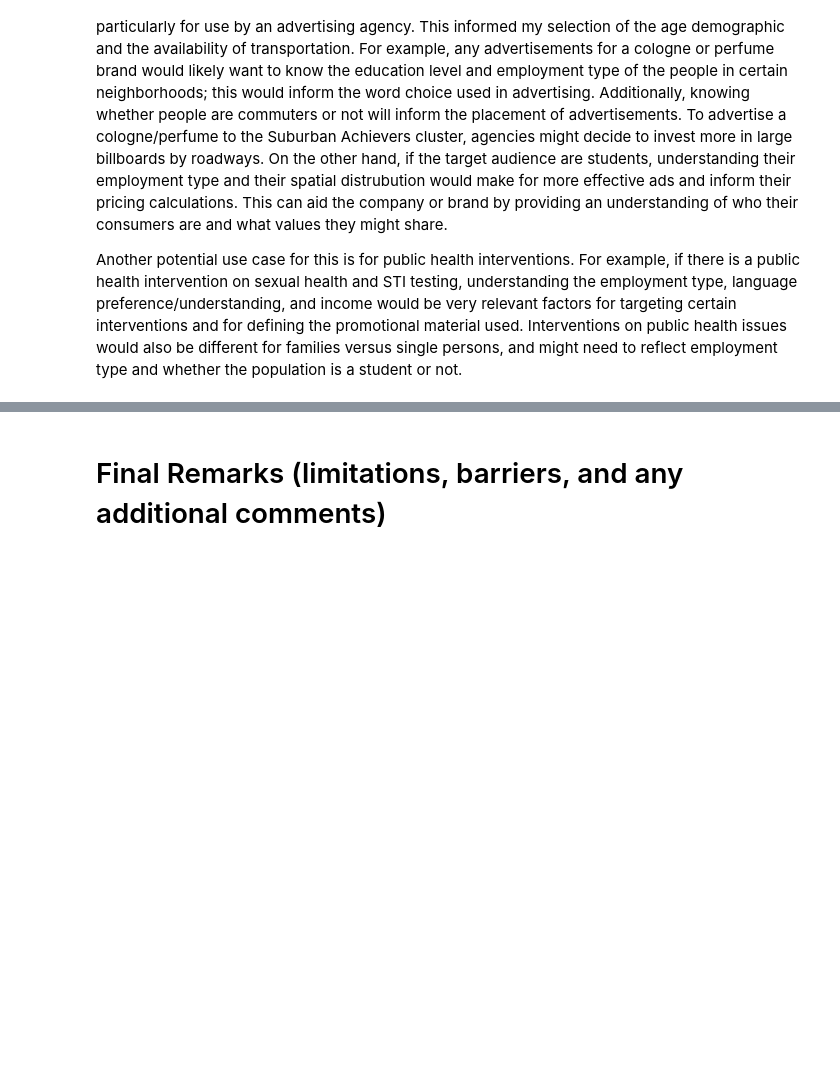
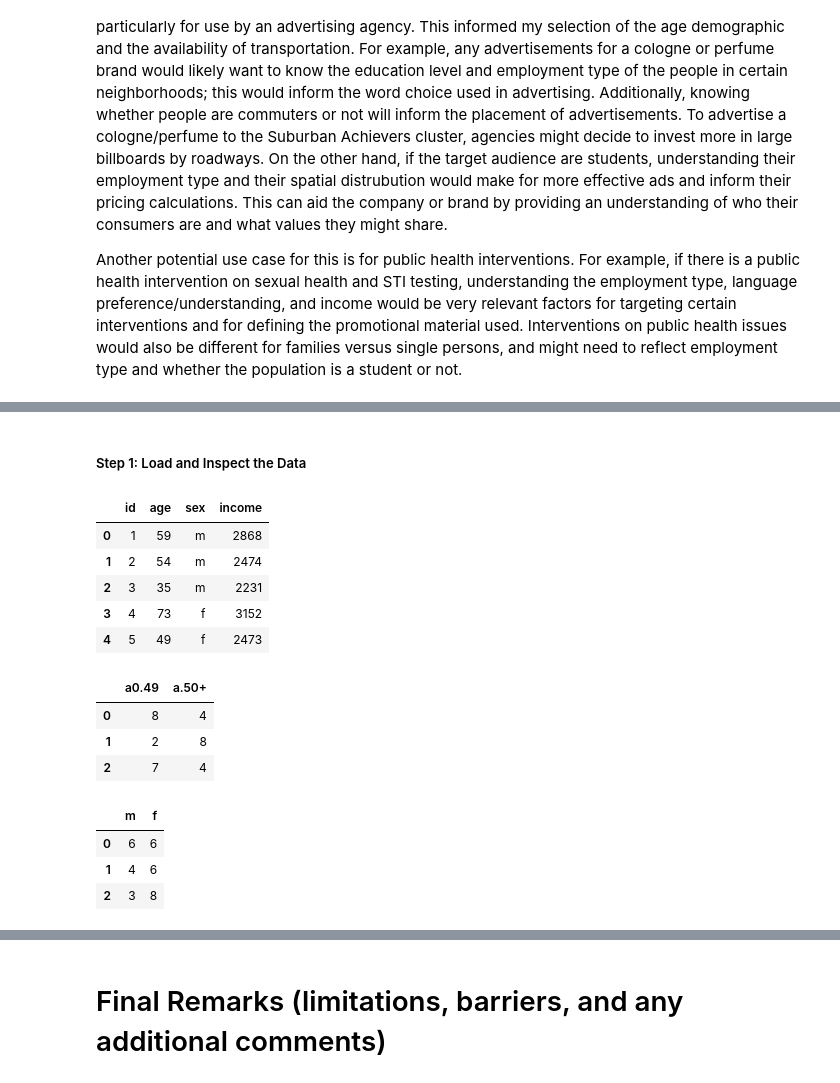
Before and after one commit to ejarrettt/UA_Lab_Assignment_2, a Jupyter notebook: Assignment2.ipynb, the cells around one changed output, grey strips where cells are left out. Drawn from its saved outputs; the diff is of its cells as text; code cells hidden in the pictures; blank space fills up the shorter version.

```diff
--- a/Assignment2.ipynb
+++ b/Assignment2.ipynb
@@ -1767,0 +1914,14 @@ Another potential use case for this is for public health interventions. For exam
+# %% [markdown]
+##### Step 1: Load and Inspect the Data
+# %%
+# Load the individual level data
+ind = pd.read_csv('/Users/elenajarrett/Library/CloudStorage/OneDrive-Personal/Year 4/GG4257/Data2/Data/data7/SimpleWorld/ind-full.csv')
+#ind = pd.read_csv('/Data/data7/SimpleWorld/ind-full.csv')
+ind
+# %% [output]
+|  | id | age | sex | income |
+| 0 | 1 | 59 | m | 2868 |
+| 1 | 2 | 54 | m | 2474 |
+| 2 | 3 | 35 | m | 2231 |
+| 3 | 4 | 73 | f | 3152 |
+| 4 | 5 | 49 | f | 2473 |
@@ -1767,0 +1934,14 @@ Another potential use case for this is for public health interventions. For exam
+# %%
+con_age
+# %% [output]
+|  | a0.49 | a.50+ |
+| 0 | 8 | 4 |
+| 1 | 2 | 8 |
+| 2 | 7 | 4 |
+# %%
+con_sex
+# %% [output]
+|  | m | f |
+| 0 | 6 | 6 |
+| 1 | 4 | 6 |
+| 2 | 3 | 8 |
```
Also changed, not shown: parts of 120 cells of this notebook, 1 other file.
